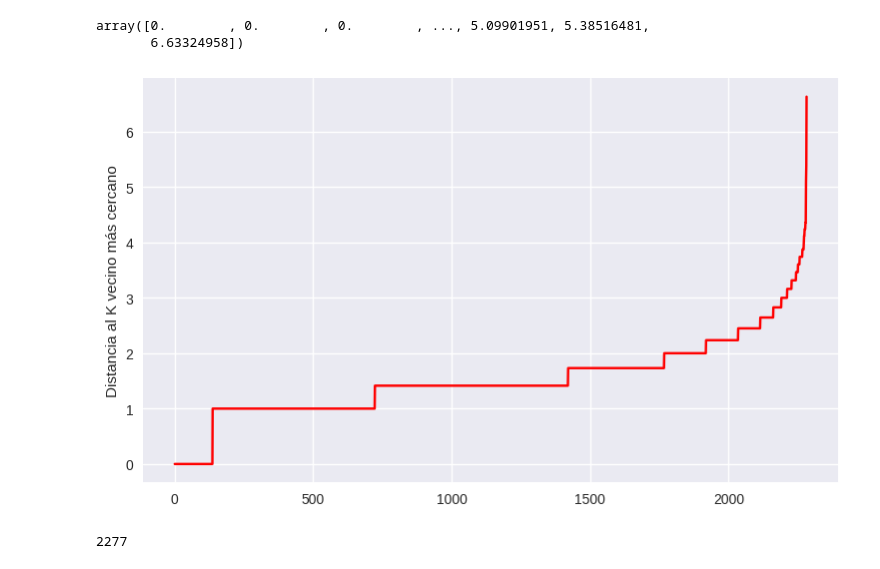
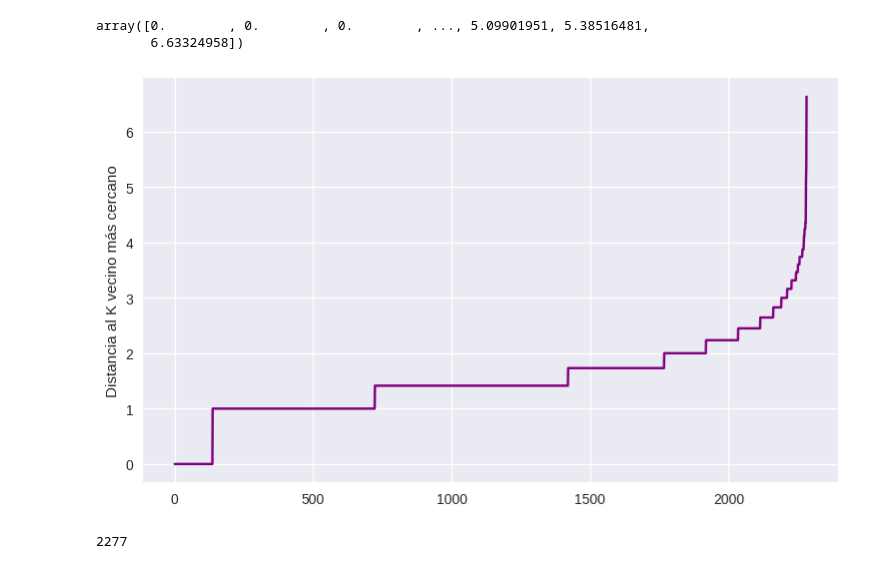
Before and after one commit to veronica1908/T2_APRENDIZAJE_NO_SUPERVISADO, a Jupyter notebook: APRENDIZAJE_NO_SUPERVISADO.ipynb, the cells around one changed output. Cells and saved outputs as stored; diff of their text form; code cells hidden in the pictures.

```diff
--- a/APRENDIZAJE_NO_SUPERVISADO.ipynb
+++ b/APRENDIZAJE_NO_SUPERVISADO.ipynb
@@ -1907,11 +1907,11 @@ array([0.        , 0.        , 0.        , ..., 5.09901951, 5.38516481,
 # %%
 plt.style.use('seaborn')
 plt.figure(figsize = (8, 5))
-plt.plot(distances, color = 'red')
+plt.plot(distances, color = 'purple')
 plt.ylabel('Distancia al K vecino más cercano')
 plt.show()
 # %% [output]
-[figure, old version]
+[figure, new version]
 # %%
 # --- Selección del punto de curvatura máxima ---
 kl = KneeLocator(range(len(distances)), distances, curve = 'convex', direction = 'increasing')
```
Also changed, not shown: parts of 26 cells of this notebook.
